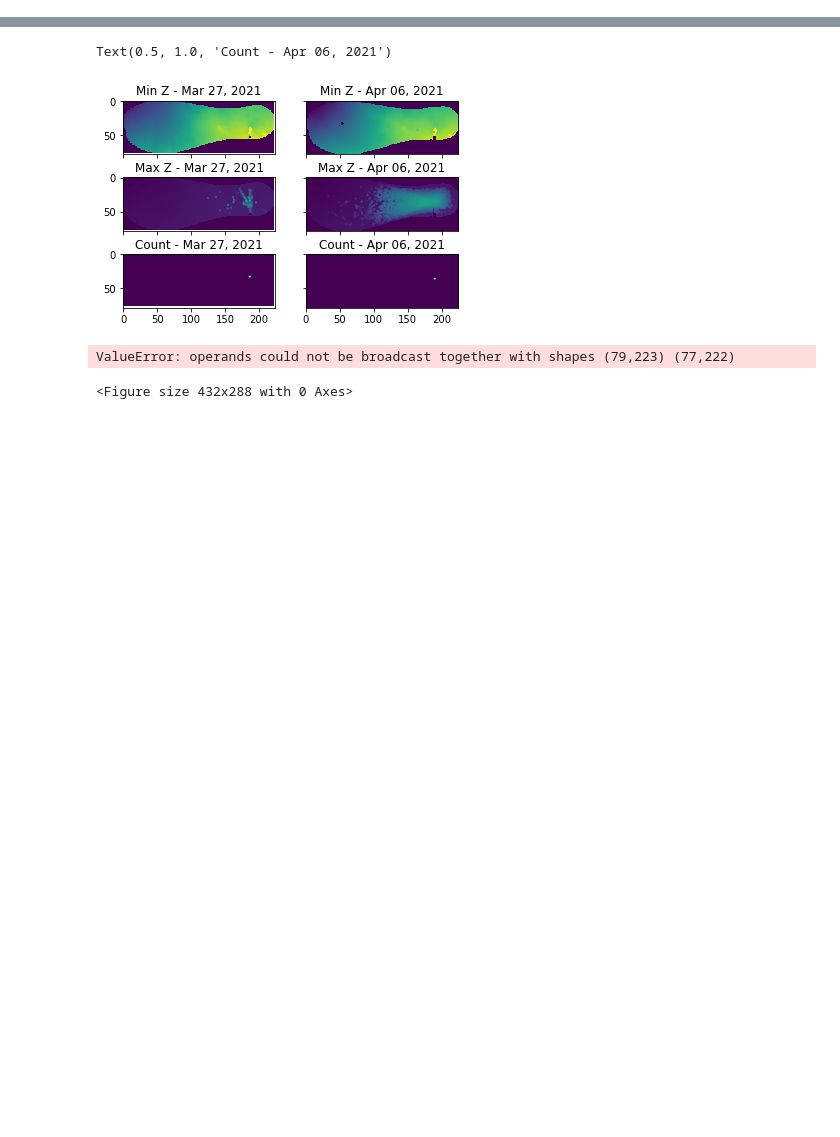
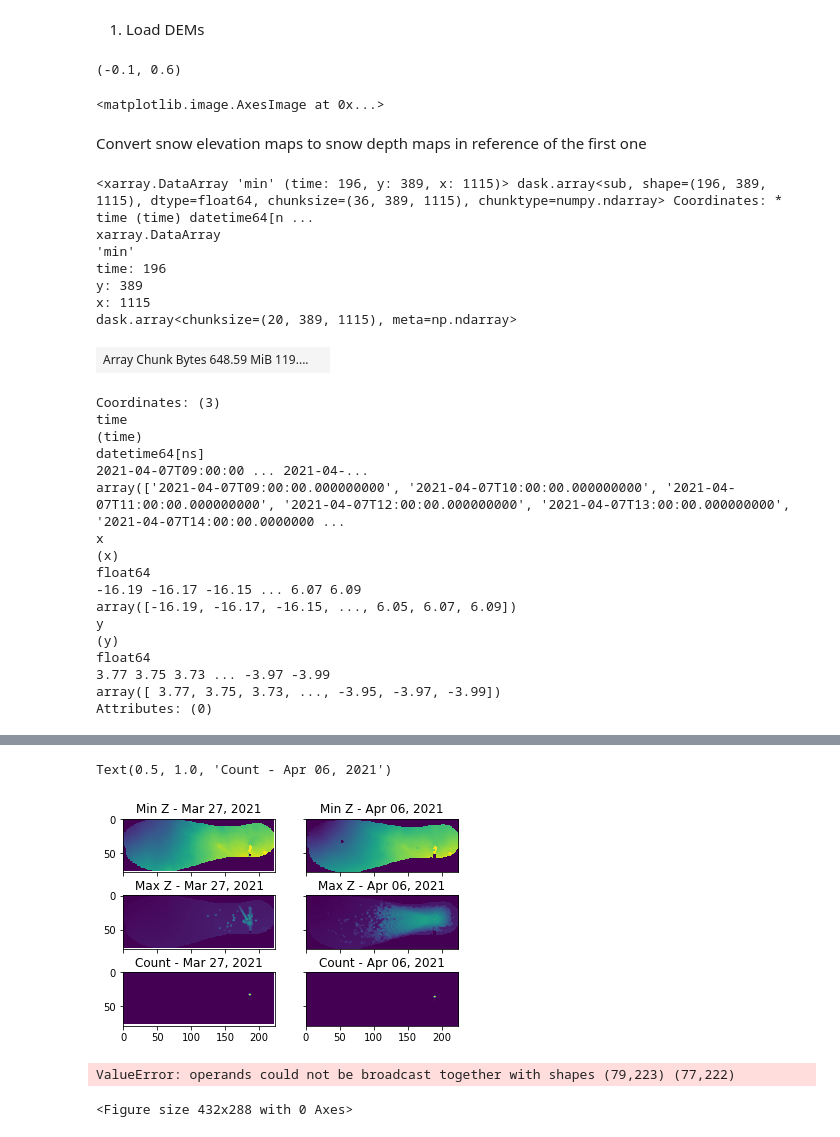
Before and after one commit to UiOHive/SnowyOwl, a Jupyter notebook: analysis/prelim_data.ipynb, the cells around one changed output, grey strips where cells are left out. Saved outputs shown, nothing was run; the diff lists cells and outputs as text; code cells hidden in the pictures; blank space fills up the shorter version.

```diff
--- a/analysis/prelim_data.ipynb
+++ b/analysis/prelim_data.ipynb
@@ -37,0 +23,2 @@ df['extent'] = df.fname.apply(lambda x: rast_extent(x))
+# %% [markdown]
+1. Load DEMs
@@ -37,0 +28,48 @@ df['extent'] = df.fname.apply(lambda x: rast_extent(x))
+# %%
+fig, ax = plt.subplots(1,1)
+(ds['min'].isel(x=slice(0,len(ds.x),5), y=190)-ds['min'].isel(x=slice(0,len(ds.x),5), y=190, time=0)).plot.line(ax=ax, x="time", alpha=.05, c='b', add_legend=False)
+(ds['min'].isel(y=190).median(dim=['x'])-ds['min'].isel(y=190).median(dim=['x']).isel(time=0)).plot.line(c='k', ax=ax, label='Y=190 line meadian')
+(ds['min'].median(dim=['x','y'])-ds['min'].median(dim=['x','y']).isel(time=0)).plot.line(c='r', ax=ax, label='Whole area Median')
+plt.legend()
+plt.ylim(-0.1,0.6)
+# %% [output]
+(-0.1, 0.6)
+# %%
+fig, ax = plt.subplots(2,2)
+ds['min'].isel(time=0).plot.imshow(vmin=-1, vmax=1, ax=ax[0,0])
+(ds['min'].isel(time=50) - ds['min'].isel(time=0)).plot.imshow(vmin=-0.1, vmax=.3, ax=ax[0,1], cmap=plt.cm.Blues)
+(ds['min'].sel(time='2021-04-09T17:00') - ds['min'].isel(time=0)).plot.imshow(vmin=-0.1, vmax=.3, ax=ax[1,0], cmap=plt.cm.Blues)
+(ds['min'].isel(time=170) - ds['min'].isel(time=0)).plot.imshow(vmin=-0.1, vmax=.3, ax=ax[1,1], cmap=plt.cm.Blues)
+# %% [output]
+<matplotlib.image.AxesImage at 0x...>
+# %% [markdown]
+Convert snow elevation maps to snow depth maps in reference of the first one
+# %%
+sd=(ds['min'] - ds['min'].isel(time=0))
+sd
+# %% [output]
+<xarray.DataArray 'min' (time: 196, y: 389, x: 1115)> dask.array<sub, shape=(196, 389, 1115), dtype=float64, chunksize=(36, 389, 1115), chunktype=numpy.ndarray> Coordinates: * time (time) datetime64[n ...
+xarray.DataArray
+'min'
+time: 196
+y: 389
+x: 1115
+dask.array<chunksize=(20, 389, 1115), meta=np.ndarray>
+| Array Chunk Bytes 648.59 MiB 119.... |  |
+Coordinates: (3)
+time
+(time)
+datetime64[ns]
+2021-04-07T09:00:00 ... 2021-04-...
+array(['2021-04-07T09:00:00.000000000', '2021-04-07T10:00:00.000000000', '2021-04-07T11:00:00.000000000', '2021-04-07T12:00:00.000000000', '2021-04-07T13:00:00.000000000', '2021-04-07T14:00:00.0000000 ...
+x
+(x)
+float64
+-16.19 -16.17 -16.15 ... 6.07 6.09
+array([-16.19, -16.17, -16.15, ..., 6.05, 6.07, 6.09])
+y
+(y)
+float64
+3.77 3.75 3.73 ... -3.97 -3.99
+array([ 3.77, 3.75, 3.73, ..., -3.95, -3.97, -3.99])
+Attributes: (0)
```
Also changed, not shown: parts of 23 cells of this notebook, 2 other files.
